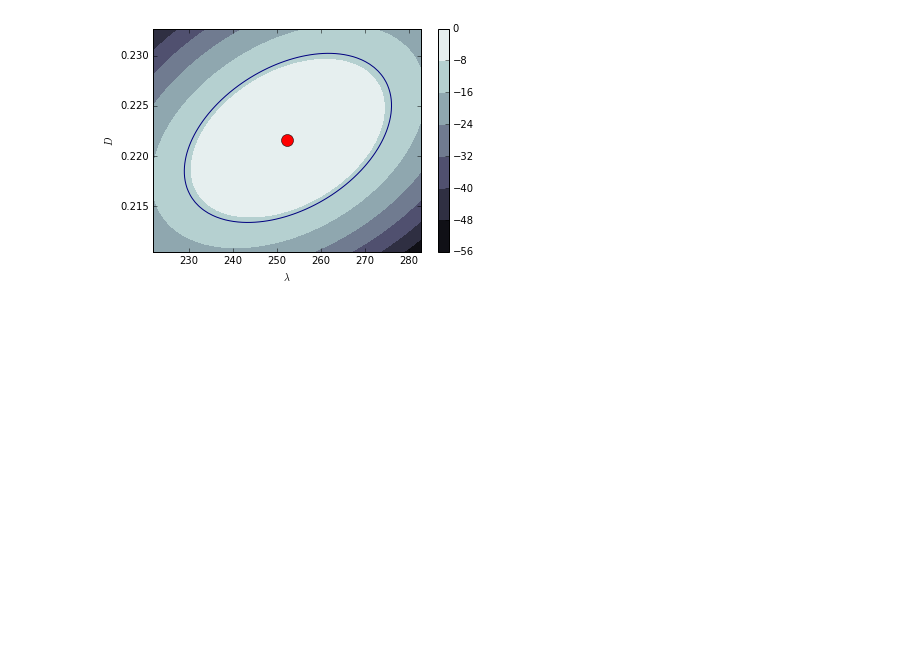
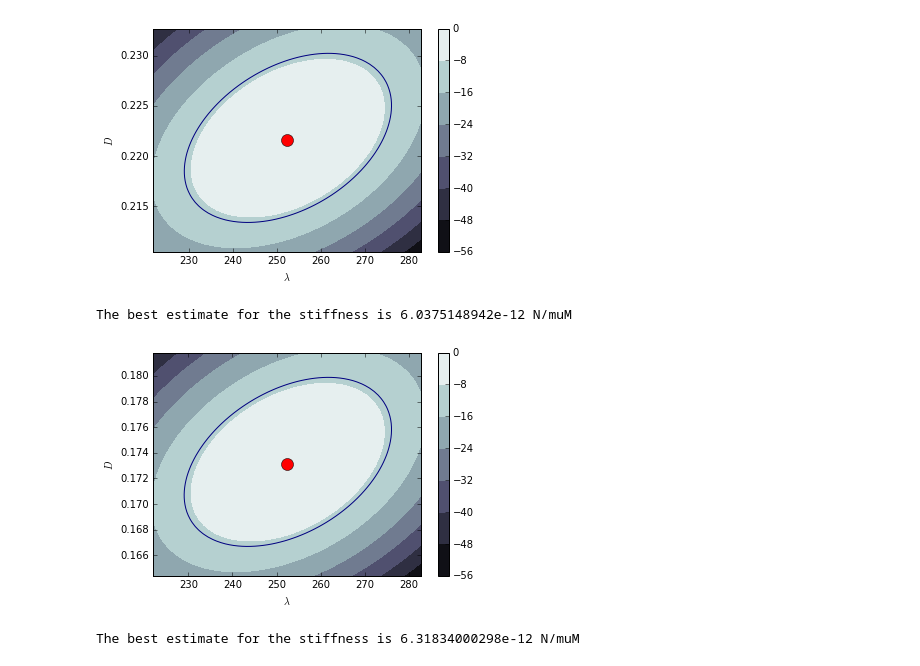
Before and after one commit to ronojoy/pybisp, a Jupyter notebook: notebooks/sandbox/plottLogProb.ipynb, the cells around one changed output. Drawn from its saved outputs; the diff is of its cells as text; code cells hidden in the pictures; blank space fills up the shorter version.

Commit message:
test of logProb on new data

```diff
--- a/notebooks/sandbox/plottLogProb.ipynb
+++ b/notebooks/sandbox/plottLogProb.ipynb
@@ -27,3 +27,43 @@ The best estimate for the stiffness is 4.71653700282e-12 N/muM
 ou.plotLogProb(L, D)
 # %% [output]
 [figure]
+# %%
+# read in the data file sampled at 1.5 kHz over 20 seconds
+datafile='../../data/optical-trap-dataset2.xlsx'
+data = pd.ExcelFile(datafile).parse()
+sample_path = data.values
+
+# set some useful parameters
+dt = 1.0/1500; t = np.arange(0, data.size*dt, dt)
+
+k_B = 1.38064881313131e-17  # Boltzmann constant(N micron/Kelvin)
+T = 300                     # temperature(Kelvin)
+# MAP estimate assuming an Ornstein-Uhlenbeck process
+ou = pb.ou.Inference(sample_path, dt)
+L, D, K = ou.mapEstimate()
+k = K * (k_B*T) # physical value of the stiffness (N /micron)
+print 'The best estimate for the stiffness is', k, 'N/muM '
+# %% [output]
+The best estimate for the stiffness is 6.0375148942e-12 N/muM
+# %%
+ou.plotLogProb(L, D)
+# %% [output]
+[figure, added]
+# %%
+# read in the data file sampled at 1.5 kHz over 20 seconds
+datafile='../../data/optical-trap-dataset3.xlsx'
+data = pd.ExcelFile(datafile).parse()
+sample_path = data.values
+
+# set some useful parameters
+dt = 1.0/1500; t = np.arange(0, data.size*dt, dt)
+
+k_B = 1.38064881313131e-17  # Boltzmann constant(N micron/Kelvin)
+T = 300                     # temperature(Kelvin)
+# MAP estimate assuming an Ornstein-Uhlenbeck process
+ou = pb.ou.Inference(sample_path, dt)
+L, D, K = ou.mapEstimate()
+k = K * (k_B*T) # physical value of the stiffness (N /micron)
+print 'The best estimate for the stiffness is', k, 'N/muM '
+# %% [output]
+The best estimate for the stiffness is 6.31834000298e-12 N/muM
```
Also changed, not shown: parts of 3 cells of this notebook, 4 other files.
